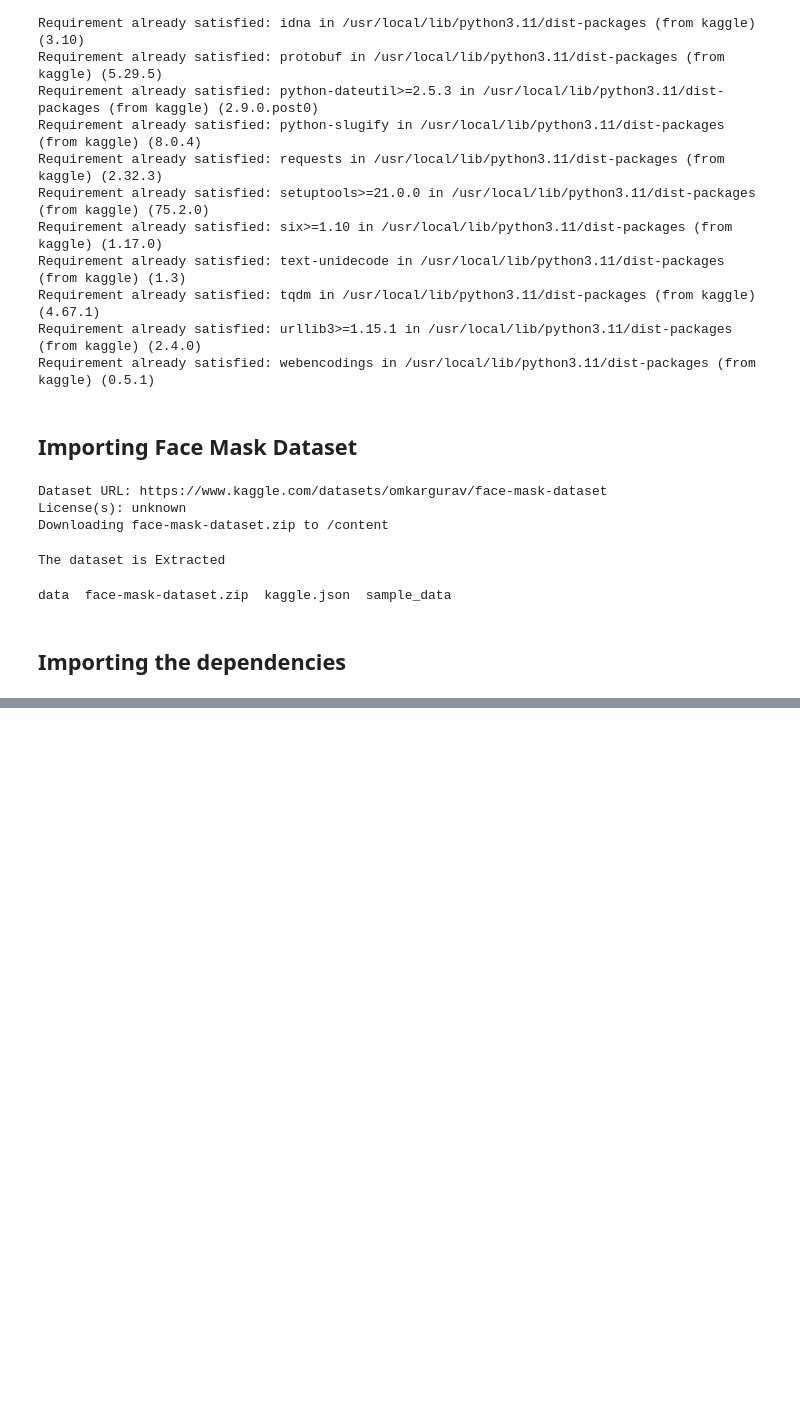
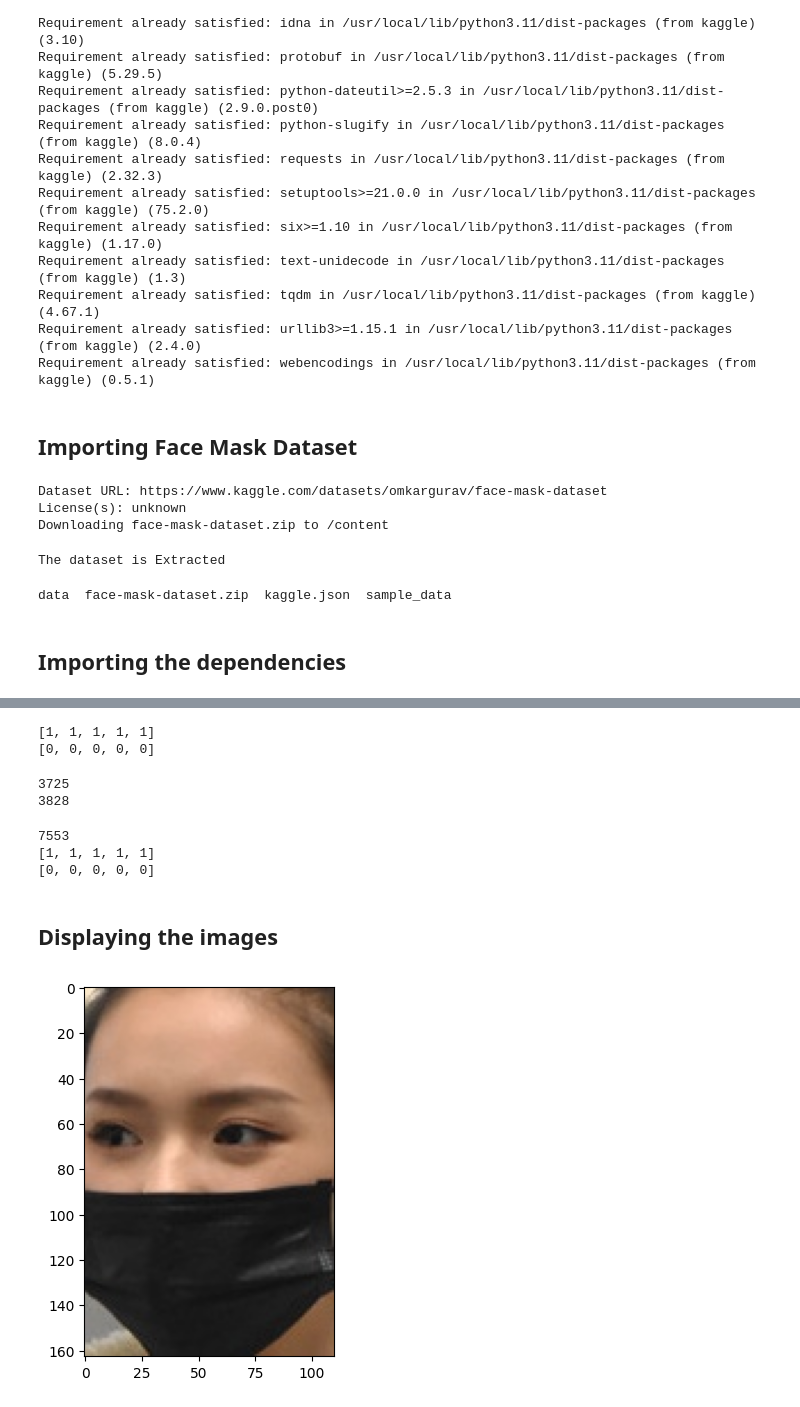
Before and after one commit to Kahkashan2708/Face-mask-detection, a Jupyter notebook: Face_mask_detection.ipynb, the cells around one changed output, grey strips where cells are left out. Saved outputs shown, nothing was run; the diff lists cells and outputs as text; code cells hidden in the pictures; blank space fills up the shorter version.

Commit message:
Displayed the image(with mask and without mask)

```diff
--- a/Face_mask_detection.ipynb
+++ b/Face_mask_detection.ipynb
@@ -59,0 +85,31 @@ from sklearn.model_selection import train_test_split
+# %%
+print(with_mask_labels[0:5])
+print(without_mask_labels[0:5])
+# %% [output]
+[1, 1, 1, 1, 1]
+[0, 0, 0, 0, 0]
+# %%
+print(len(with_mask_labels))
+print(len(without_mask_labels))
+# %% [output]
+3725
+3828
+# %%
+labels=with_mask_labels + without_mask_labels
+
+print(len(labels))
+print(labels[0:5])
+print(labels[-5:])
+# %% [output]
+7553
+[1, 1, 1, 1, 1]
+[0, 0, 0, 0, 0]
+# %% [markdown]
+## Displaying the images
+# %%
+# displaying with mask image
+img=mpimg.imread('/content/data/with_mask/with_mask_527.jpg')
+imgplot=plt.imshow(img)
+plt.show()
+# %% [output]
+[figure, added]
```
Also changed, not shown: parts of 6 cells of this notebook.
